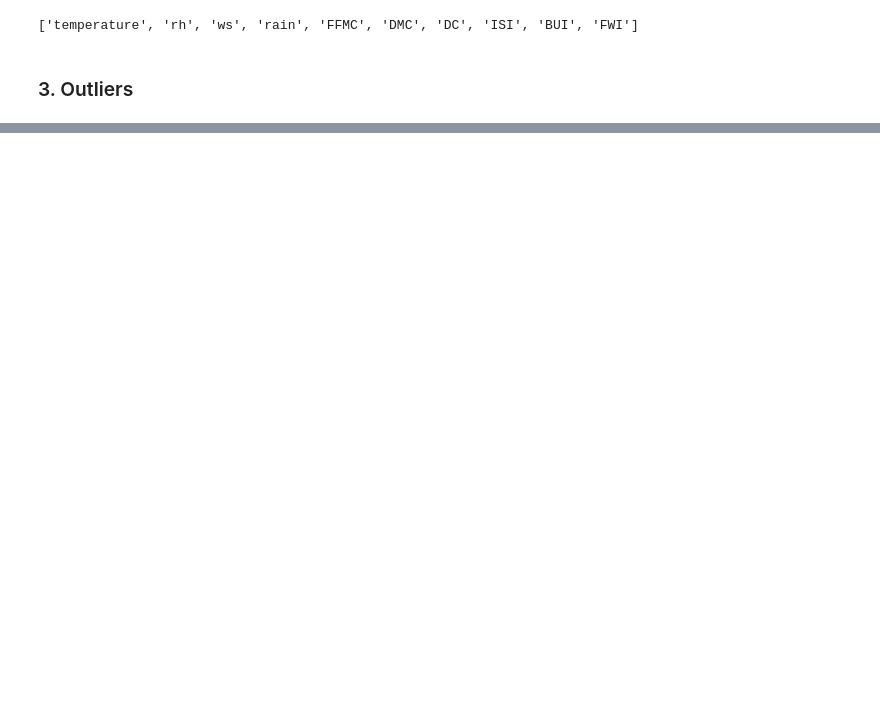
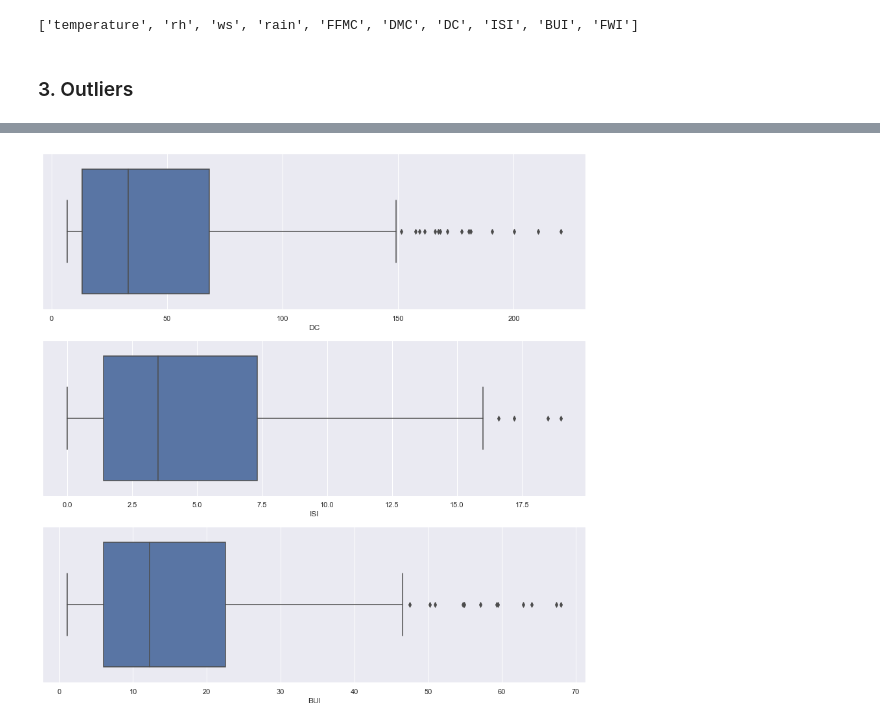
Before and after one commit to sreeman-11021996/iNeuron_Ass, a Jupyter notebook: 00. Assignments/home-work/05. End-to-End 29-05-2022/Algerian Forest Fires ML.ipynb, the cells around one changed output, grey strips where cells are left out. Saved outputs shown, nothing was run; the diff lists cells and outputs as text; code cells hidden in the pictures; blank space fills up the shorter version.

```diff
--- a/00. Assignments/home-work/05. End-to-End 29-05-2022/Algerian Forest Fires ML.ipynb
+++ b/00. Assignments/home-work/05. End-to-End 29-05-2022/Algerian Forest Fires ML.ipynb
@@ -494,0 +472,4 @@ sns.boxplot(df["DC"])
+# %%
+box_plot(df,num_feat[6:9])
+# %% [output]
+[figure, added]
```
Also changed, not shown: parts of 21 cells of this notebook, 1 other file.
